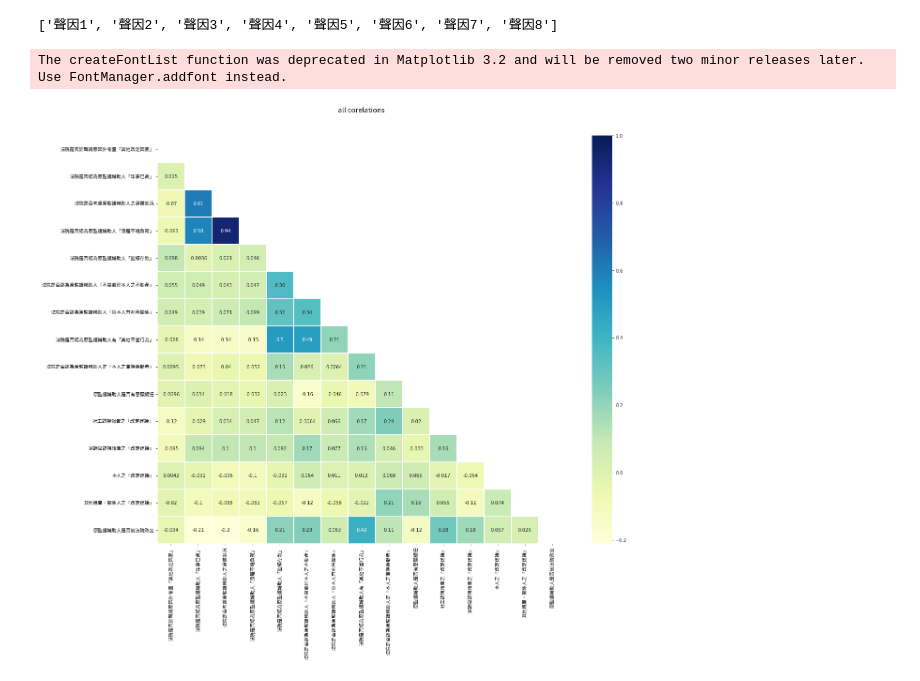
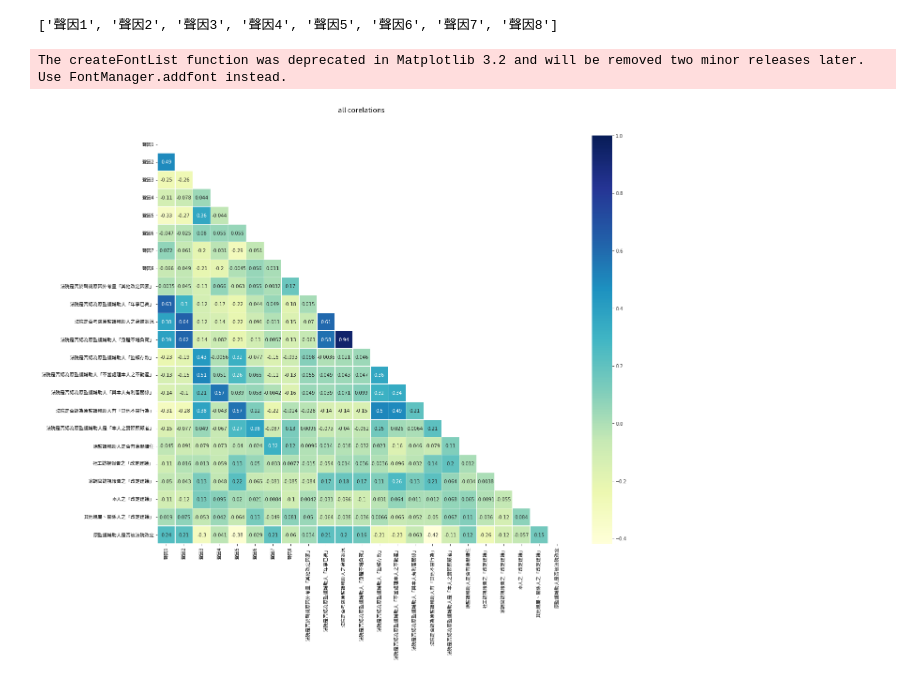
Before and after one commit to jeremy5189/legal-data-analysis, a Jupyter notebook: G4_Class.ipynb, the cells around one changed output. Drawn from its saved outputs; the diff is of its cells as text; code cells hidden in the pictures.

```diff
--- a/G4_Class.ipynb
+++ b/G4_Class.ipynb
@@ -24,8 +26,8 @@ class Analysis():
     auth.authenticate_user()
     creds, _ = default()
     gc = gspread.authorize(creds)
-    wb = gc.open_by_key(sheet_id)
-    sheet = wb.worksheet(sheet_name)
+    self.wb = gc.open_by_key(sheet_id)
+    sheet = self.wb.worksheet(sheet_name)
     self.data = sheet.get_all_values()
     self.df = self.load_df(self.data)
     self.df_full = None
@@ -40,6 +42,10 @@ class Analysis():
     df.columns = df.loc[0, :].values.tolist()  # gsheet 預設欄位是數字 所以把第一行換成欄位/變數名
     df = df.drop([0]).reset_index()  # 去除一行多的東西 這個不一定要做 看你自己的資料
     return df
+
+  def write_back_to_sheet(self, sheet_name):
+    sheet = self.wb.worksheet(sheet_name)
+    sheet.update([self.df.columns.values.tolist()] + self.df.values.tolist())
 
   def info(self):
     self.df.info()
@@ -63,15 +69,13 @@ class Analysis():
     self.df_full = self.df.copy(deep=True)
     self.df = self.df.drop(columns_array, axis=1)
 
-  def replace_0_to_NaN(self):
+  def replace_col_to_NaN(self, col, target):
+    self.df[col] = self.df[col].apply(
+      lambda x: np.nan if x == target else x)
+
+  def replace_all_col_to_NaN(self, target):
     for col in self.df.columns:
-      self.df[col] = self.df[col].apply(
-        lambda x: np.nan if x == 0 else x)
-
-  def replace_empty_str_to_NaN(self):
-    for col in self.df.columns:
-      self.df[col] = self.df[col].apply(
-        lambda x: np.nan if x == '' else x)
+      self.replace_col_to_NaN(col, target)
 
   def binary_converter(self, col):
     # convert 1/2 binary to 1/0
@@ -565,13 +594,18 @@ a.cols()[0:8]
 # %%
 c = Corr(gsheet_id, gsheet_name, to_drop=[
   'index',
   'UUID',
   '主管機關是否被法院改定 (1=是, 2=否)',
   '宣告性質',
   '原監護輔助人之類型',
   '原監護輔助人之人數（自然人）'
-] + a.cols()[0:8])
+])
+c.replace_col_to_NaN('社工訪視報告之「改定建議」', 3)
+c.replace_col_to_NaN('家調官訪視報告之「改定建議」', 3)
+c.replace_col_to_NaN('其他親屬、關係人之「改定建議」', 3)
+c.replace_col_to_NaN('其他親屬、關係人之「改定建議」', 4)
+c.binary_converter('原監護輔助人是否被法院改定')
 c.corr_heatmap()
 # %% [output]
 The createFontList function was deprecated in Matplotlib 3.2 and will be removed two minor releases later. Use FontManager.addfont instead.
-[figure, old version]
+[figure, new version]
```
Also changed, not shown: parts of 7 cells of this notebook.
